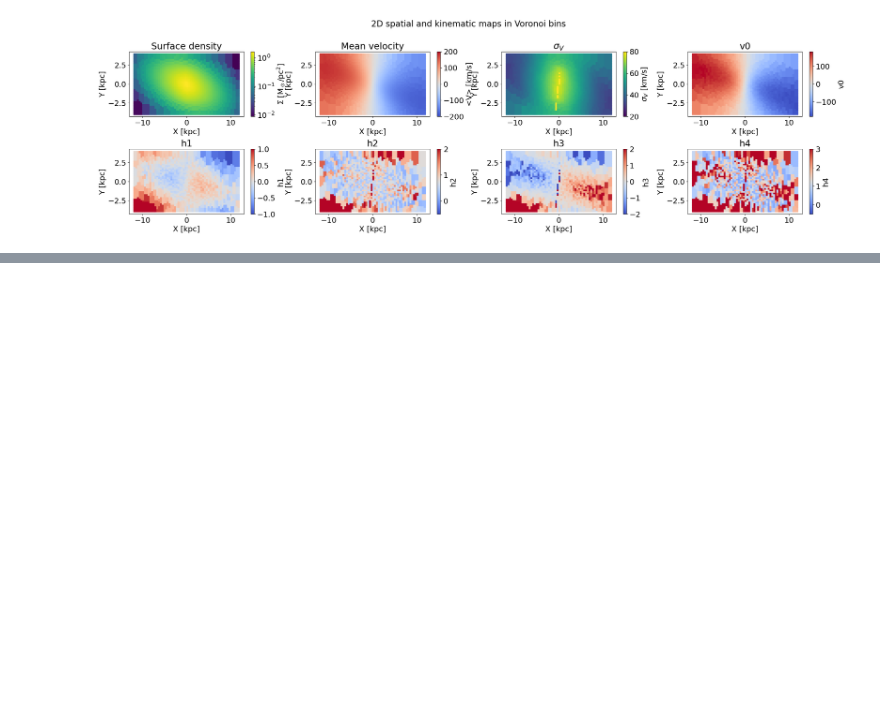
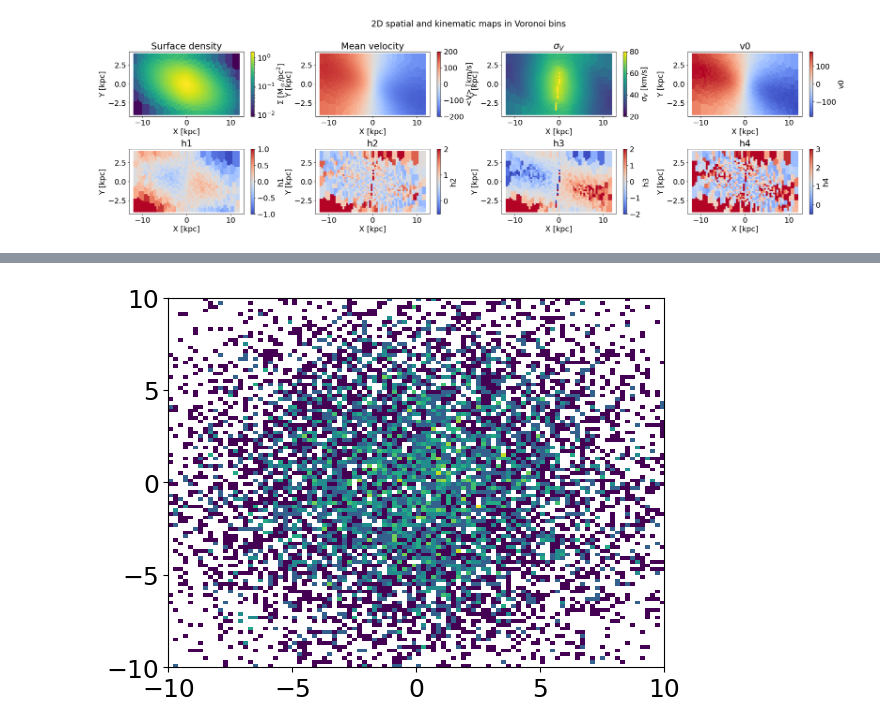
Before and after one commit to David-Chemaly/SchwarMAX, a Jupyter notebook: test_integration.ipynb, the cells around one changed output, grey strips where cells are left out. Saved outputs shown, nothing was run; the diff lists cells and outputs as text; code cells hidden in the pictures; blank space fills up the shorter version.

```diff
--- a/test_integration.ipynb
+++ b/test_integration.ipynb
@@ -1324,0 +1345,84 @@ Text(0, 0.5, 'Y [kpc]')
+# %%
+@jax.jit
+def Ferrers_density(x, y, z, params):
+
+    '''
+    params include: 'logM_bar', 'Rs_bar', 'q_bar', 'p_bar'
+    '''
+    p, q, Rs = params['p_bar'], params['q_bar'], params['Rs_bar']
+    M = 10.0 ** params['logM_bar']
+    r = jnp.sqrt(x**2 + (y / p)**2 + (z / q)**2)
+    rho = 105 * M / (32 * jnp.pi * p * q * Rs**3) * (1 - (r / Rs)**2)**2
+    rho = jnp.where(r <= Rs, rho, 0.0)
+    return rho
+
+def density_func(x, y, z, params):
+    return Ferrers_density(x, y, z, params) + DoubleExponentialDisk_density(x, y, z, params)
+
+def density_func_agama(x):
+    return np.array(density_func(x[:, 0], x[:, 1], x[:, 2], params_dict))
+
+params_dict = {
+    'rho0_disc': 1e9,
+    'Rd_disc': 3.0,
+    'hz_disc': 0.3,
+    'logM_bar': 10.,
+    'Rs_bar': 5.0,
+    'q_bar': 0.3,
+    'p_bar':0.3,
+    'x_origin': 0.0,
+    'y_origin': 0.0,
+    'z_origin': 0.0,
+    'dirx': 0.0,
+    'diry': 0.0,
+    'dirz': 1.0,
+}
+
+# bounds = jnp.array(
+#     [
+#         [-15.0, 15.0],  # x
+#         [-15.0, 15.0],  # y
+#         [-5.0, 5.0],    # z
+#     ],
+#     dtype=jnp.float32,
+# )
+
+# n_samples = 10_000
+# n_x = 60
+# n_y = 60
+# n_z = 20
+
+
+# key = jax.random.PRNGKey(0)
+# sample_ic_dict = sample_from_density_grid(
+#     key,
+#     density_func,
+#     params_dict,
+#     bounds,
+#     n_samples=n_samples,
+#     n_x=n_x,
+#     n_y=n_y,
+#     n_z=n_z,
+# )
+# samples = np.asarray(sample_ic_dict["samples"])
+# # dict_data['w0'] = jnp.array(samples)
+
+# plt.hist2d(samples[:, 0], samples[:, 1], bins=100, range=[[-10, 10], [-10, 10]], cmap='viridis', norm='log')
+# plt.show()
+
+# plt.hist2d(samples[:, 0], samples[:, 2], bins=100, range=[[-10, 10], [-10, 10]], cmap='viridis', norm='log')
+# plt.show()
+
+samples = np.array([
+    np.random.normal(0, 5, 10000),
+    np.random.normal(0, 5, 10000),
+    np.random.normal(0, 2, 10000)
+]).T
+
+plt.hist2d(samples[:, 0], samples[:, 1], bins=100, range=[[-10, 10], [-10, 10]], cmap='viridis', norm='log')
+plt.show()
+
+plt.hist2d(samples[:, 0], samples[:, 2], bins=100, range=[[-10, 10], [-10, 10]], cmap='viridis', norm='log')
+plt.show()
+# %% [output]
+[figure, added]
```
Also changed, not shown: parts of 15 cells of this notebook, 3 other files.
